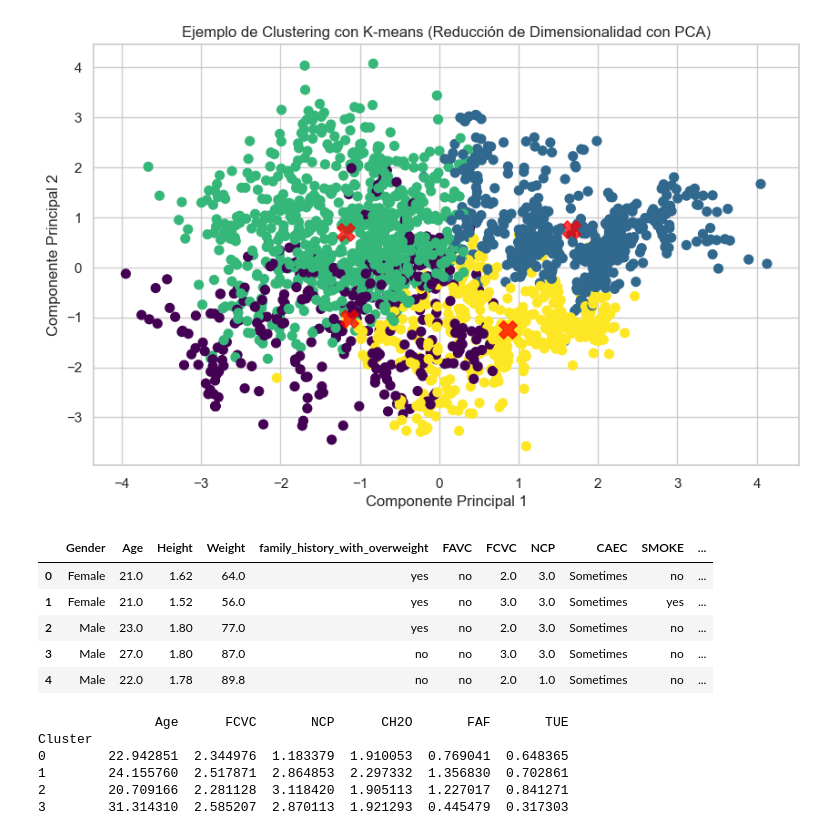
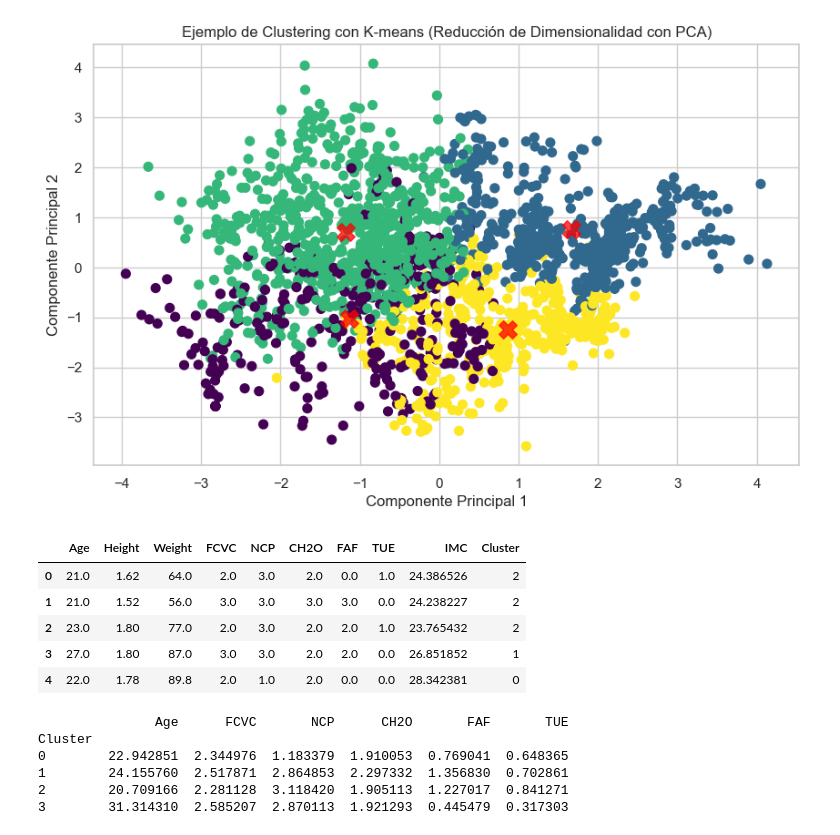
Before and after one commit to ccjaviers777/Proyecto_final_ml, a Jupyter notebook: Cuadernos/evaluacion_datos_sobre_obesidad.ipynb, the cells around one changed output. Drawn from its saved outputs; the diff is of its cells as text; code cells hidden in the pictures.

Commit message:
Actualizacion variables cuantitativas para graficas

```diff
--- a/Cuadernos/evaluacion_datos_sobre_obesidad.ipynb
+++ b/Cuadernos/evaluacion_datos_sobre_obesidad.ipynb
@@ -1022,14 +1022,14 @@ plt.show()
 [figure]
 # %%
 #Agregar las etiquetas de los clusters al DataFrame original
-df_obesidad['Cluster'] = y_kmeans
-df_obesidad.head()
+variables_cuantitativas['Cluster'] = y_kmeans
+variables_cuantitativas.head()
 # %% [output]
-|  | Gender | Age | Height | Weight | family_history_with_overweight | FAVC | FCVC | NCP | CAEC | SMOKE | ... |
-| 0 | Female | 21.0 | 1.62 | 64.0 | yes | no | 2.0 | 3.0 | Sometimes | no | ... |
-| 1 | Female | 21.0 | 1.52 | 56.0 | yes | no | 3.0 | 3.0 | Sometimes | yes | ... |
-| 2 | Male | 23.0 | 1.80 | 77.0 | yes | no | 2.0 | 3.0 | Sometimes | no | ... |
-| 3 | Male | 27.0 | 1.80 | 87.0 | no | no | 3.0 | 3.0 | Sometimes | no | ... |
-| 4 | Male | 22.0 | 1.78 | 89.8 | no | no | 2.0 | 1.0 | Sometimes | no | ... |
+|  | Age | Height | Weight | FCVC | NCP | CH2O | FAF | TUE | IMC | Cluster |
+| 0 | 21.0 | 1.62 | 64.0 | 2.0 | 3.0 | 2.0 | 0.0 | 1.0 | 24.386526 | 2 |
+| 1 | 21.0 | 1.52 | 56.0 | 3.0 | 3.0 | 3.0 | 3.0 | 0.0 | 24.238227 | 2 |
+| 2 | 23.0 | 1.80 | 77.0 | 2.0 | 3.0 | 2.0 | 2.0 | 1.0 | 23.765432 | 2 |
+| 3 | 27.0 | 1.80 | 87.0 | 3.0 | 3.0 | 2.0 | 2.0 | 0.0 | 26.851852 | 1 |
+| 4 | 22.0 | 1.78 | 89.8 | 2.0 | 1.0 | 2.0 | 0.0 | 0.0 | 28.342381 | 0 |
 # %%
 # Calcular la media de cada variable cuantitativa para cada cluster
```
Also changed, not shown: parts of 7 cells of this notebook.
